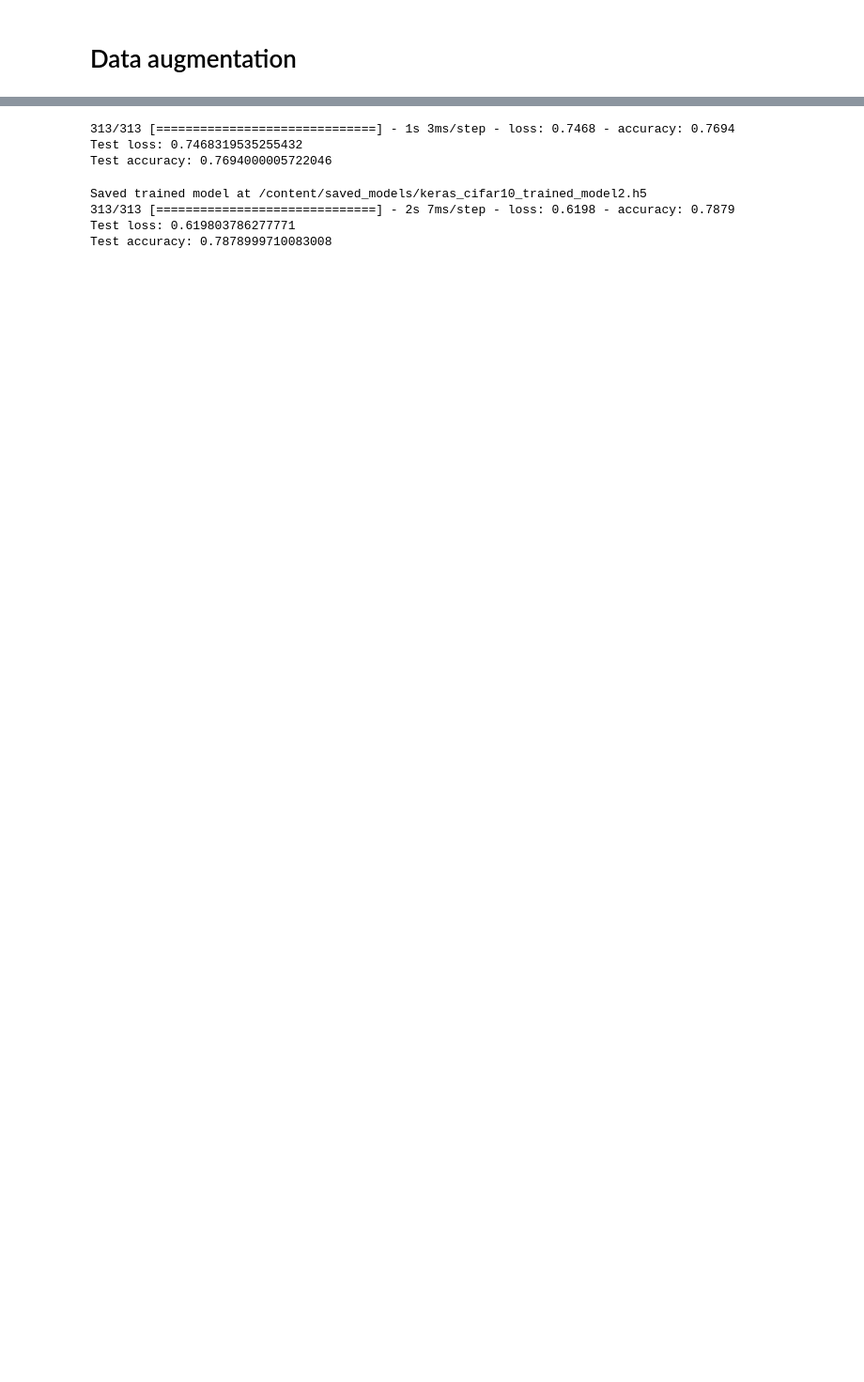
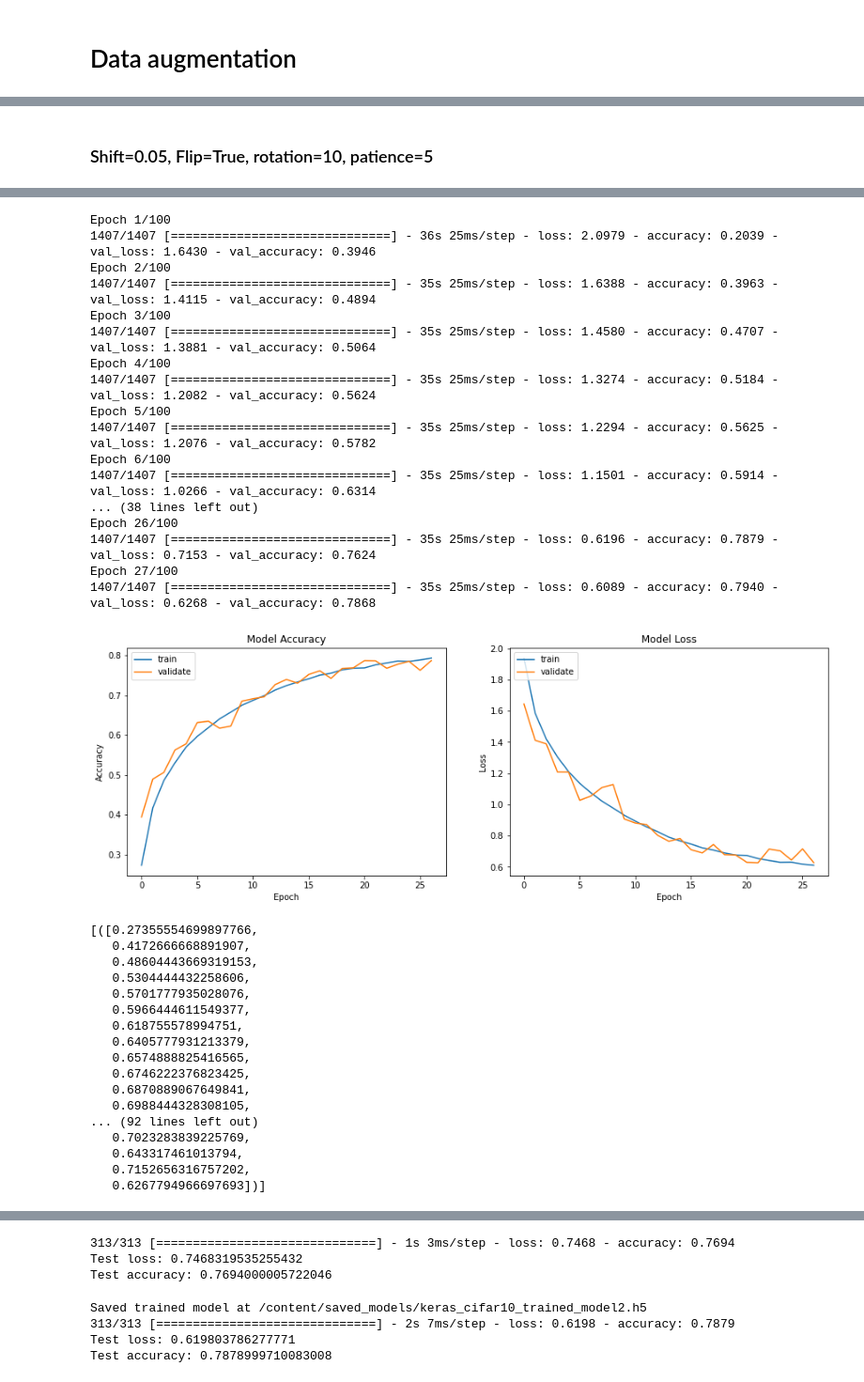
Before and after one commit to MakowToms/DeepLearning, a Jupyter notebook: cnn/from_kaggle_in_keras.ipynb, the cells around one changed output, grey strips where cells are left out. Shown: that part at 94% size. Cells and saved outputs as stored; diff of their text form; code cells hidden in the pictures; blank space fills up the shorter version.

```diff
--- a/cnn/from_kaggle_in_keras.ipynb
+++ b/cnn/from_kaggle_in_keras.ipynb
@@ -803,0 +1005,16 @@ dict_keys(['loss', 'accuracy', 'val_loss', 'val_accuracy'])
+# %% [markdown]
+### Shift=0.05, Flip=True, rotation=10, patience=5
+# %%
+shift = 0.05
+horizontal_flip = True
+rotation = 10
+workers = 2  # just to check if time is different
+early_stopping = tf.keras.callbacks.EarlyStopping(monitor='val_loss', patience=5, restore_best_weights=True)
+
+model.summary()
+
+results_of_model(model, opt[0], opt[1], n=1, plot=True,
+                 data_augmentation=data_augmentation,
+                 shift=shift, horizontal_flip=horizontal_flip, rotation=rotation,
+                 workers=workers, early_stopping=early_stopping)
+# %% [output]
@@ -803,0 +1038,35 @@ dict_keys(['loss', 'accuracy', 'val_loss', 'val_accuracy'])
+Epoch 1/100
+1407/1407 [==============================] - 36s 25ms/step - loss: 2.0979 - accuracy: 0.2039 - val_loss: 1.6430 - val_accuracy: 0.3946
+Epoch 2/100
+1407/1407 [==============================] - 35s 25ms/step - loss: 1.6388 - accuracy: 0.3963 - val_loss: 1.4115 - val_accuracy: 0.4894
+Epoch 3/100
+1407/1407 [==============================] - 35s 25ms/step - loss: 1.4580 - accuracy: 0.4707 - val_loss: 1.3881 - val_accuracy: 0.5064
+Epoch 4/100
+1407/1407 [==============================] - 35s 25ms/step - loss: 1.3274 - accuracy: 0.5184 - val_loss: 1.2082 - val_accuracy: 0.5624
+Epoch 5/100
+1407/1407 [==============================] - 35s 25ms/step - loss: 1.2294 - accuracy: 0.5625 - val_loss: 1.2076 - val_accuracy: 0.5782
+Epoch 6/100
+1407/1407 [==============================] - 35s 25ms/step - loss: 1.1501 - accuracy: 0.5914 - val_loss: 1.0266 - val_accuracy: 0.6314
+... (38 lines left out)
+Epoch 26/100
+1407/1407 [==============================] - 35s 25ms/step - loss: 0.6196 - accuracy: 0.7879 - val_loss: 0.7153 - val_accuracy: 0.7624
+Epoch 27/100
+1407/1407 [==============================] - 35s 25ms/step - loss: 0.6089 - accuracy: 0.7940 - val_loss: 0.6268 - val_accuracy: 0.7868
+[figure, added]
+[([0.27355554699897766,
+   0.4172666668891907,
+   0.48604443669319153,
+   0.5304444432258606,
+   0.5701777935028076,
+   0.5966444611549377,
+   0.618755578994751,
+   0.6405777931213379,
+   0.6574888825416565,
+   0.6746222376823425,
+   0.6870889067649841,
+   0.6988444328308105,
+... (92 lines left out)
+   0.7023283839225769,
+   0.643317461013794,
+   0.7152656316757202,
+   0.6267794966697693])]
```
Also changed, not shown: parts of 46 cells of this notebook.
